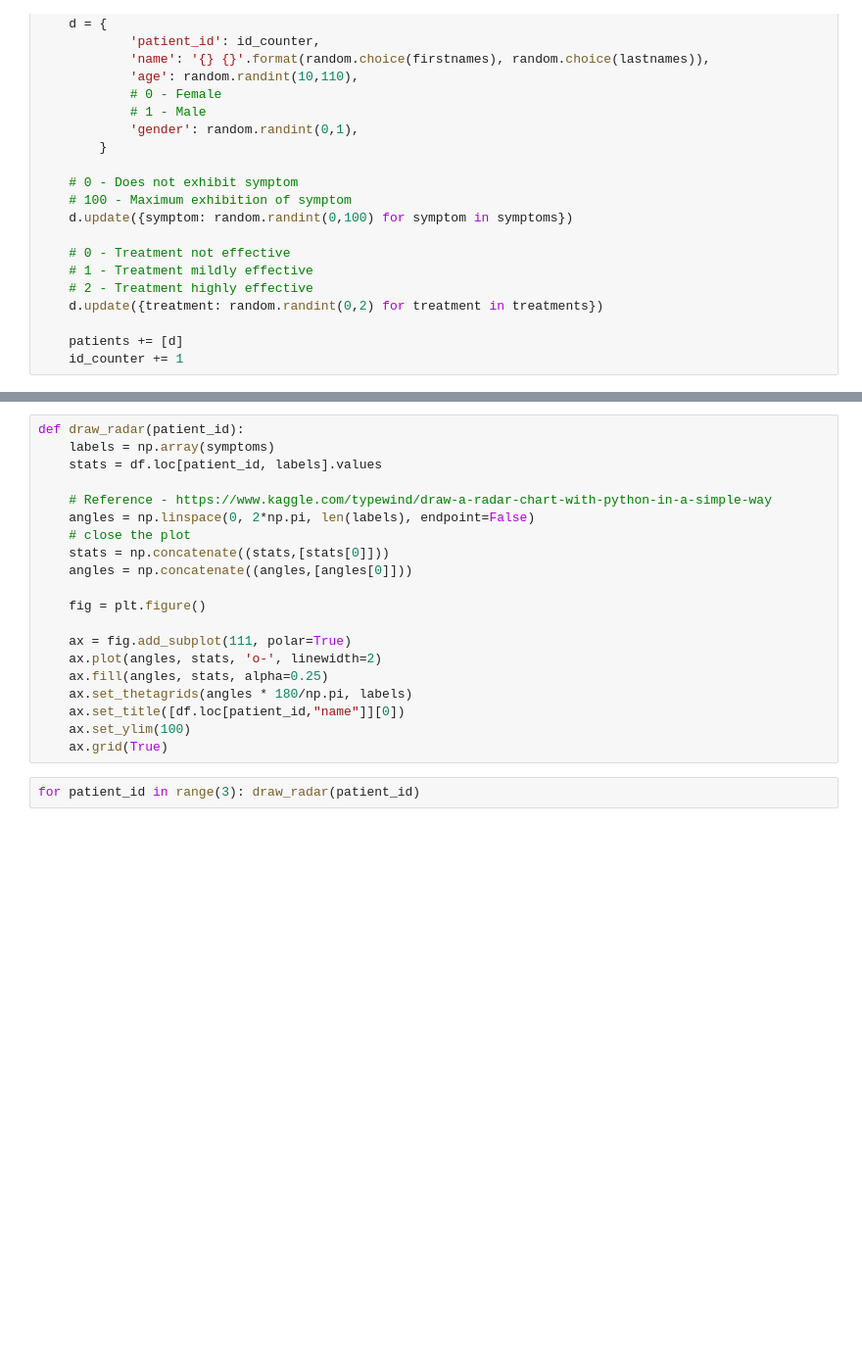
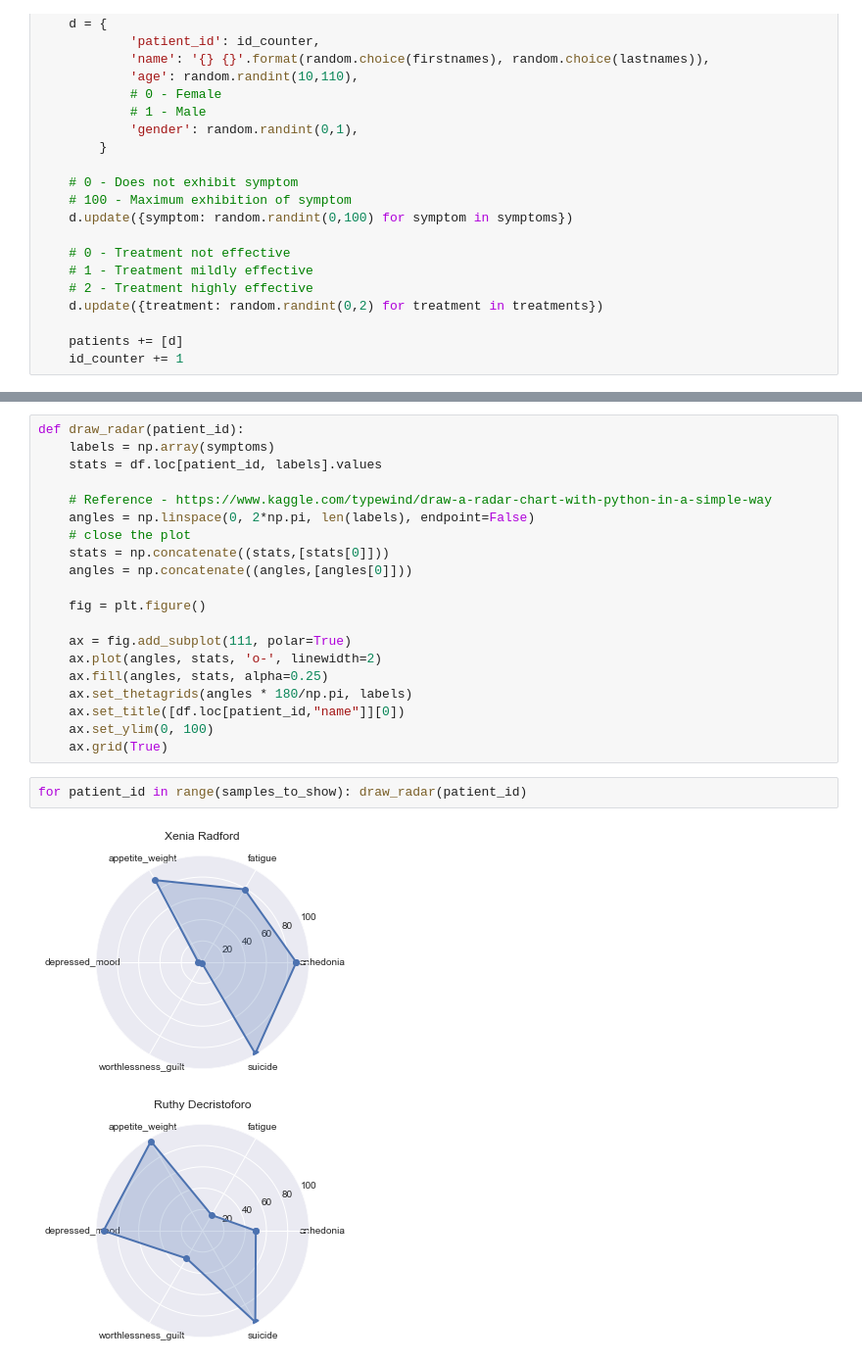
Before and after one commit to meeow/476-project, a Jupyter notebook: data-visualization/Depression.ipynb, the cells around one changed output, grey strips where cells are left out. Shown: that part at 98% size. Cells and saved outputs as stored; diff of their text form; blank space fills up the shorter version.

```diff
--- a/data-visualization/Depression.ipynb
+++ b/data-visualization/Depression.ipynb
@@ -80,7 +83,10 @@ def draw_radar(patient_id):
     ax.fill(angles, stats, alpha=0.25)
     ax.set_thetagrids(angles * 180/np.pi, labels)
     ax.set_title([df.loc[patient_id,"name"]][0])
-    ax.set_ylim(100)
+    ax.set_ylim(0, 100)
     ax.grid(True)
 # %%
-for patient_id in range(3): draw_radar(patient_id)
+for patient_id in range(samples_to_show): draw_radar(patient_id)
+# %% [output]
+[figure, added]
+[figure, added]
```
Also changed, not shown: parts of 3 cells of this notebook.
